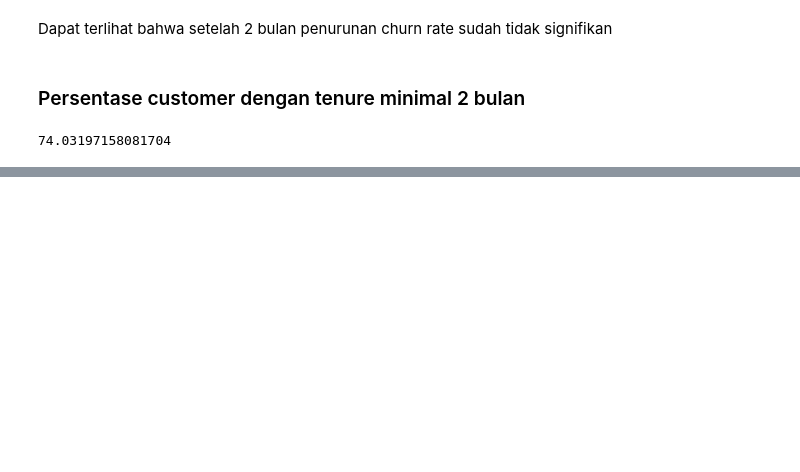
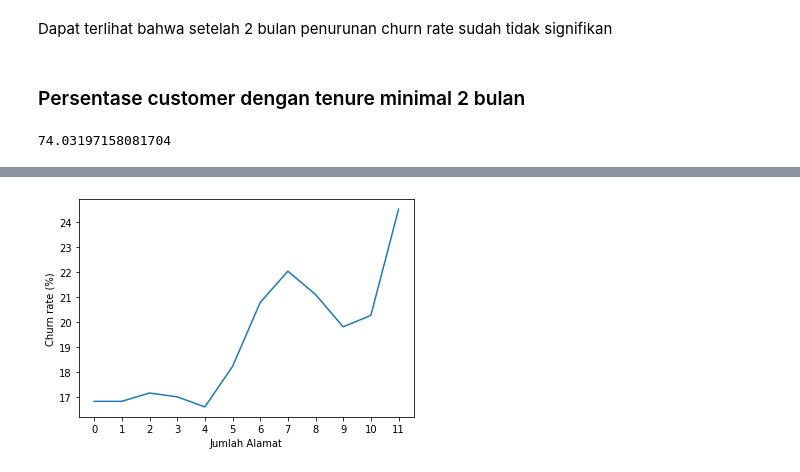
Before and after one commit to BryanT05/Intellegend-Final-Project, a Jupyter notebook: Insight.ipynb, the cells around one changed output, grey strips where cells are left out. Drawn from its saved outputs; the diff is of its cells as text; code cells hidden in the pictures; blank space fills up the shorter version.

```diff
--- a/Insight.ipynb
+++ b/Insight.ipynb
@@ -240,0 +271,15 @@ cat
+# %%
+jumlah_alamat = [i for i in range(12)]
+churn_rate = []
+
+for i in jumlah_alamat:
+    val_counts = df[df['NumberOfAddress'] >= i]['Churn'].value_counts()
+#     print(val_counts)
+    churn_rate.append(val_counts[1] / (val_counts[1] + val_counts[0]) * 100)
+
+ax = sns.lineplot(x = jumlah_alamat, y = churn_rate)
+ax.set_xticks(jumlah_alamat);
+ax.set_ylabel('Churn rate (%)')
+ax.set_xlabel('Jumlah Alamat');
+# %% [output]
+[figure, added]
```
Also changed, not shown: parts of 53 cells of this notebook, 5 other files.
